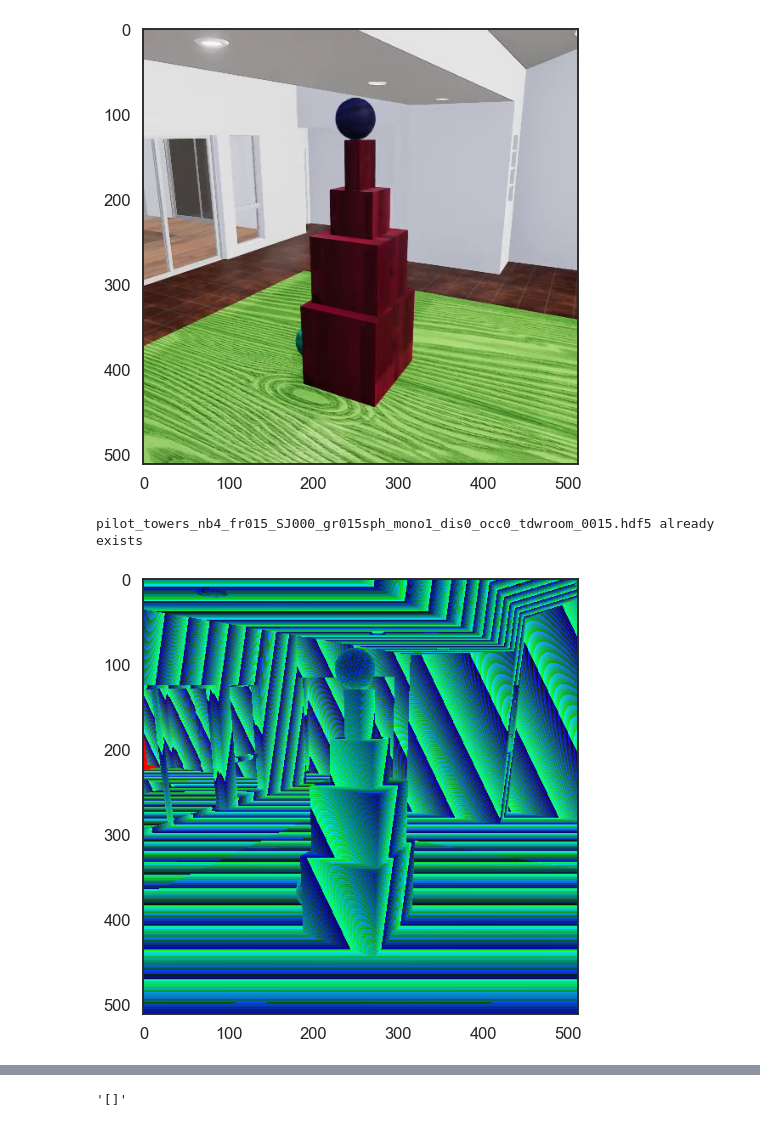
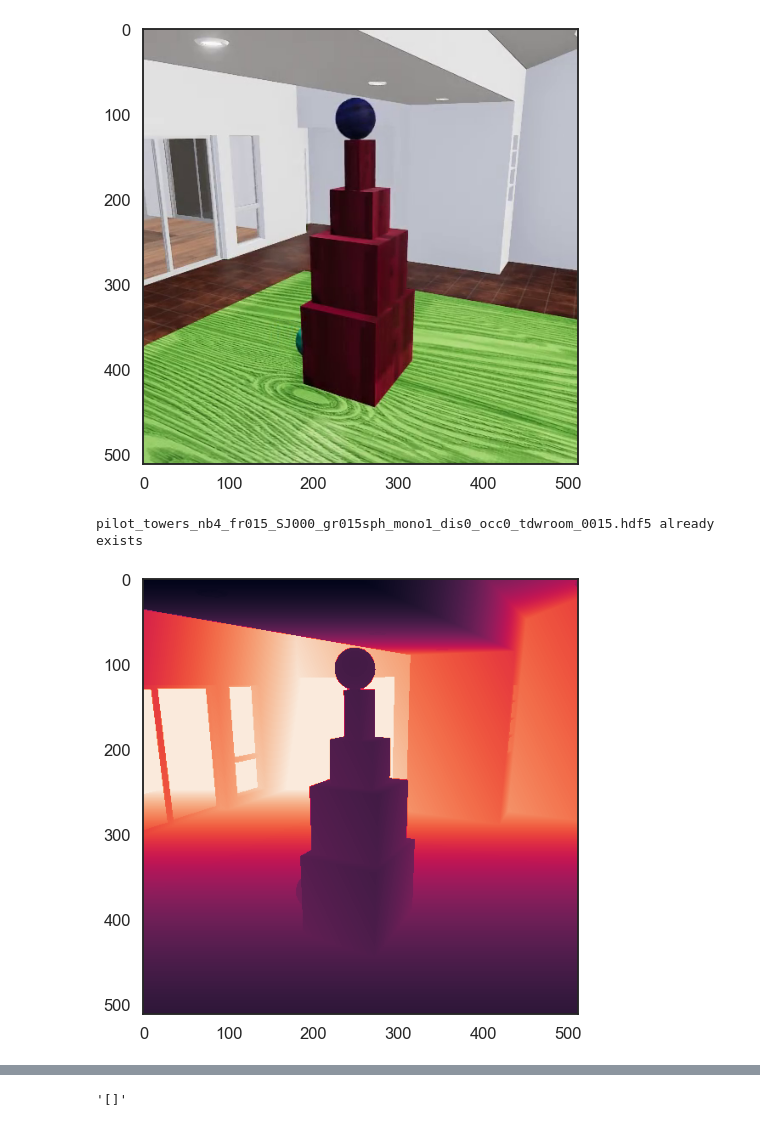
Before and after one commit to cogtoolslab/physics-benchmarking-neurips2021, a Jupyter notebook: analysis/stimulus_plots.ipynb, the cells around one changed output, grey strips where cells are left out. Cells and saved outputs as stored; diff of their text form; code cells hidden in the pictures.

Commit message:
plotting movies

```diff
--- a/analysis/stimulus_plots.ipynb
+++ b/analysis/stimulus_plots.ipynb
@@ -338,7 +344,7 @@ def download_stims(stims, suffix='mp4'):
     p = p[0]
     files = []
     for i in range(len(stims)):
-        url = selection[key][i]
+        url = stims[key][i]
         fname = url.split('/')[-1]
         outname = os.path.join(p, _dir, fname)
         if not os.path.exists(outname):
@@ -368,6 +374,10 @@ def get_frame_mp4(fname, frame_num=0):
 
     cap.release()
     cv2.destroyAllWindows()
+
+    if frame is not None:
+        frame = np.stack([frame[...,c] for c in [2,1,0]], -1)
+
     return frame
 
 def get_frame_hdf5(fname, frame_num=0, imkey='_img'):
@@ -398,13 +489,14 @@ pilot_towers_nb4_fr015_SJ000_gr01_mono1_dis0_occ0_boxroom_0012_img.mp4 already e
 # %%
 hdf5s = download_stims(selection[0:1], 'hdf5')
 arr = get_frame_hdf5(hdf5s[0], 100, imkey='_depth')
 # arr = np.stack([arr[...,c] for c in [2,1,0]], -1)
 fig, axes = plt.subplots(1, figsize=(8,8))
-axes.imshow(arr)
+axes.imshow(read_depth_im(arr, 10.))
+
 plt.show()
 # %% [output]
 pilot_towers_nb4_fr015_SJ000_gr015sph_mono1_dis0_occ0_tdwroom_0015.hdf5 already exists
-[figure, old version]
+[figure, new version]
 # %%
 num_stims = 3
 
```
Also changed, not shown: parts of 7 cells of this notebook.
